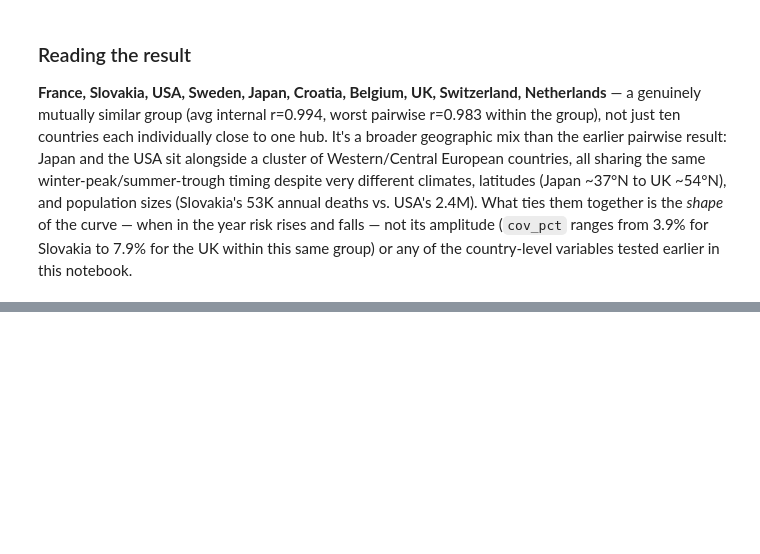
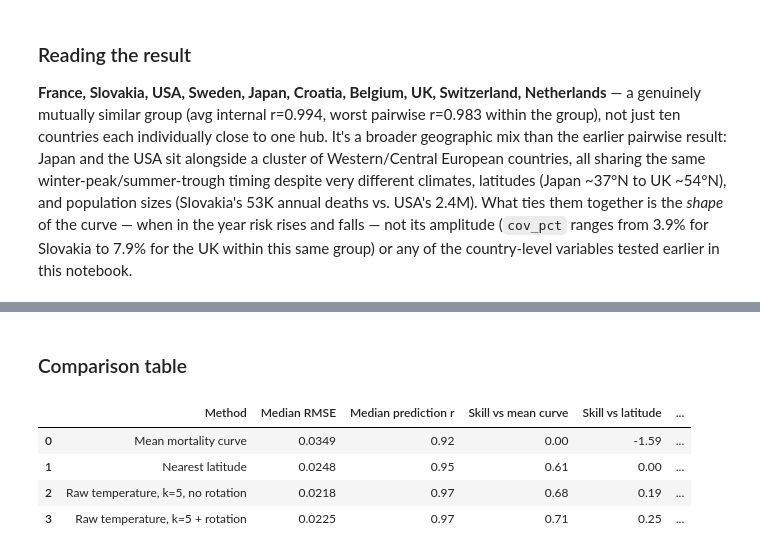
Before and after one commit to guillem-gelabert/watch-people-die-live, a Jupyter notebook: notebooks/seasonality.ipynb, the cells around one changed output, grey strips where cells are left out. Drawn from its saved outputs; the diff is of its cells as text; code cells hidden in the pictures; blank space fills up the shorter version.

```diff
--- a/notebooks/seasonality.ipynb
+++ b/notebooks/seasonality.ipynb
@@ -1293,0 +2020,9 @@ cluster countries missing: none
+# %%
+raw_k5_norot_predictions = leave_one_out_temperature_predictions(T, actual, k=5, centered=False, allow_rotation=False)
+raw_k5_norot_results = evaluate_predictions(raw_k5_norot_predictions, actual)
+
+raw_k5_rot_predictions = leave_one_out_temperature_predictions(T, actual, k=5, centered=False, allow_rotation=True)
+raw_k5_rot_results = evaluate_predictions(raw_k5_rot_predictions, actual)
+
+print(f"raw temp k=5, no rotation  : median RMSE = {raw_k5_norot_results['median_rmse']:.4f}  median r = {raw_k5_norot_results['median_correlation']:+.2f}")
+print(f"raw temp k=5, with rotation: median RMSE = {raw_k5_rot_results['median_rmse']:.4f}  median r = {raw_k5_rot_results['median_correlation']:+.2f}")
@@ -1293,0 +2034,10 @@ cluster countries missing: none
+# %%
+sensitivity_results = {(False, 5): raw_k5_norot_results, (True, 5): raw_k5_rot_results}
+for allow_rotation in (False, True):
+    for k in (3, 8):
+        preds = leave_one_out_temperature_predictions(T, actual, k=k, centered=False, allow_rotation=allow_rotation)
+        sensitivity_results[(allow_rotation, k)] = evaluate_predictions(preds, actual)
+
+for (rot, k), res in sorted(sensitivity_results.items(), key=lambda kv: (kv[0][1], kv[0][0])):
+    label = "rotation" if rot else "no rotation"
+    print(f"k={k:>2} {label:>11}: median RMSE={res['median_rmse']:.4f}  median r={res['median_correlation']:+.2f}")
@@ -1293,0 +2079,36 @@ cluster countries missing: none
+# %% [markdown]
+### Comparison table
+# %%
+def win_rate_vs_latitude(res, name):
+    if name == "Nearest latitude":
+        return np.nan
+    return float(np.mean(res["country_rmse"] < latitude_results["country_rmse"]))
+
+
+methods = [
+    ("Mean mortality curve", mean_curve_results),
+    ("Nearest latitude", latitude_results),
+    ("Raw temperature, k=5, no rotation", raw_k5_norot_results),
+    ("Raw temperature, k=5 + rotation", raw_k5_rot_results),
+]
+if centered_k5_results is not None:
+    methods.append(("Centered temperature, k=5 + rotation", centered_k5_results))
+
+comparison_table = pd.DataFrame([
+    {
+        "Method": name,
+        "Median RMSE": round(res["median_rmse"], 4),
+        "Median prediction r": round(res["median_correlation"], 2),
+        "Skill vs mean curve": round(skill_vs(res, mean_curve_results), 2),
+        "Skill vs latitude": round(skill_vs(res, latitude_results), 2),
+        "Countries won (vs latitude)": round(win_rate_vs_latitude(res, name), 2),
+    }
+    for name, res in methods
+])
+comparison_table
+# %% [output]
+|  | Method | Median RMSE | Median prediction r | Skill vs mean curve | Skill vs latitude | ... |
+| 0 | Mean mortality curve | 0.0349 | 0.92 | 0.00 | -1.59 | ... |
+| 1 | Nearest latitude | 0.0248 | 0.95 | 0.61 | 0.00 | ... |
+| 2 | Raw temperature, k=5, no rotation | 0.0218 | 0.97 | 0.68 | 0.19 | ... |
+| 3 | Raw temperature, k=5 + rotation | 0.0225 | 0.97 | 0.71 | 0.25 | ... |
```
Also changed, not shown: parts of 45 cells of this notebook, 11 other files.
